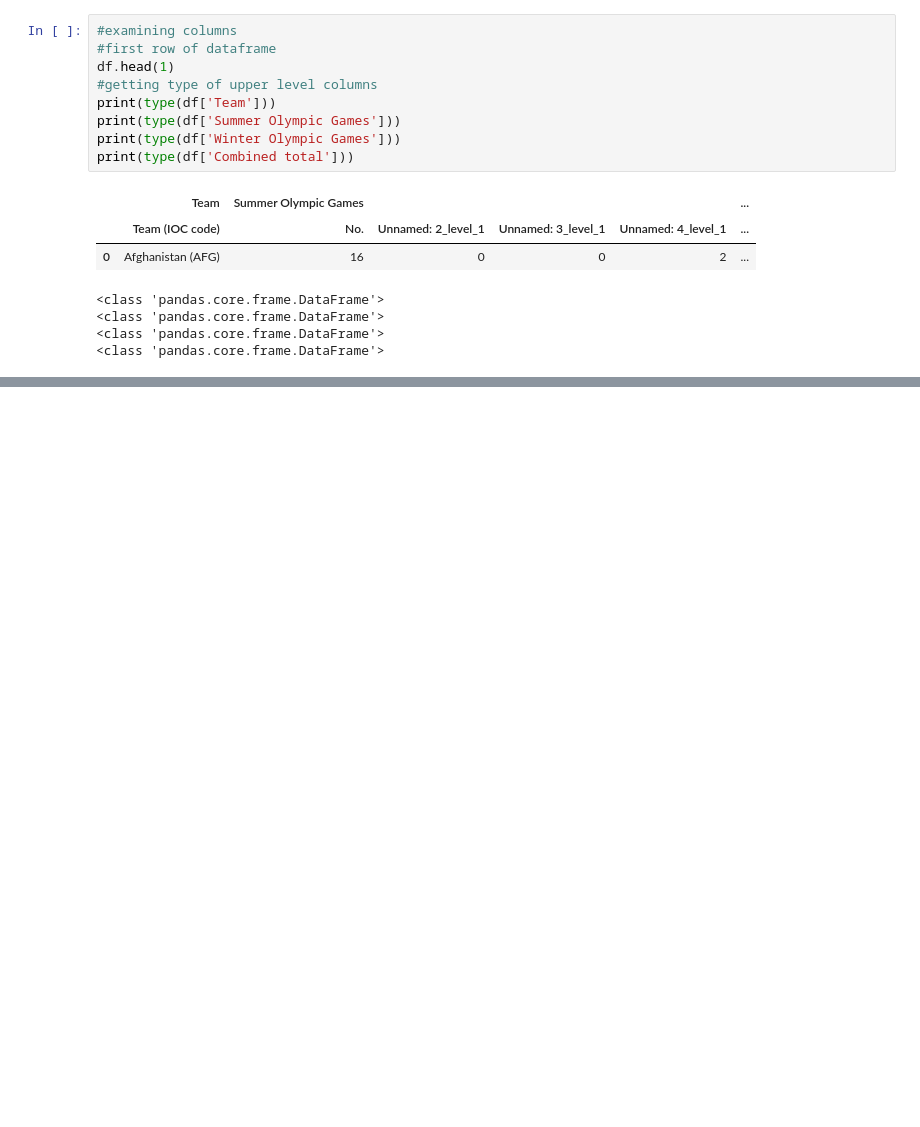
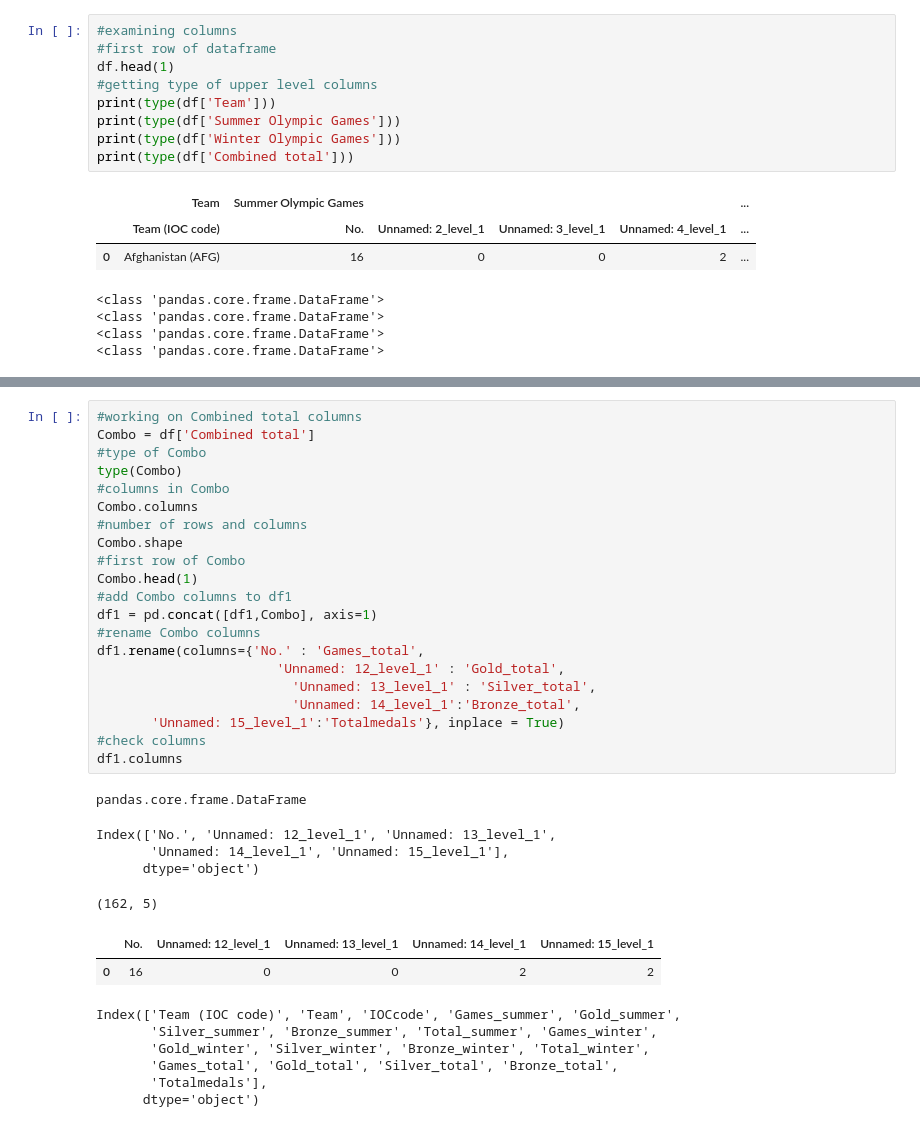
Before and after one commit to e-harrell/olympic, a Jupyter notebook: notebook.ipynb, the cells around one changed output, grey strips where cells are left out. Drawn from its saved outputs; the diff is of its cells as text; blank space fills up the shorter version.

```diff
--- a/notebook.ipynb
+++ b/notebook.ipynb
@@ -574,0 +309,35 @@ fig8.show()
+# %%
+#working on Combined total columns
+Combo = df['Combined total']
+#type of Combo
+type(Combo)
+#columns in Combo
+Combo.columns
+#number of rows and columns
+Combo.shape
+#first row of Combo
+Combo.head(1)
+#add Combo columns to df1
+df1 = pd.concat([df1,Combo], axis=1)
+#rename Combo columns
+df1.rename(columns={'No.' : 'Games_total',
+                       'Unnamed: 12_level_1' : 'Gold_total',
+                         'Unnamed: 13_level_1' : 'Silver_total',
+                         'Unnamed: 14_level_1':'Bronze_total',
+       'Unnamed: 15_level_1':'Totalmedals'}, inplace = True)
+#check columns
+df1.columns
+# %% [output]
+pandas.core.frame.DataFrame
+Index(['No.', 'Unnamed: 12_level_1', 'Unnamed: 13_level_1',
+       'Unnamed: 14_level_1', 'Unnamed: 15_level_1'],
+      dtype='object')
+(162, 5)
+|  | No. | Unnamed: 12_level_1 | Unnamed: 13_level_1 | Unnamed: 14_level_1 | Unnamed: 15_level_1 |
+| 0 | 16 | 0 | 0 | 2 | 2 |
+Index(['Team (IOC code)', 'Team', 'IOCcode', 'Games_summer', 'Gold_summer',
+       'Silver_summer', 'Bronze_summer', 'Total_summer', 'Games_winter',
+       'Gold_winter', 'Silver_winter', 'Bronze_winter', 'Total_winter',
+       'Games_total', 'Gold_total', 'Silver_total', 'Bronze_total',
+       'Totalmedals'],
+      dtype='object')
```
Also changed, not shown: parts of 42 cells of this notebook.
